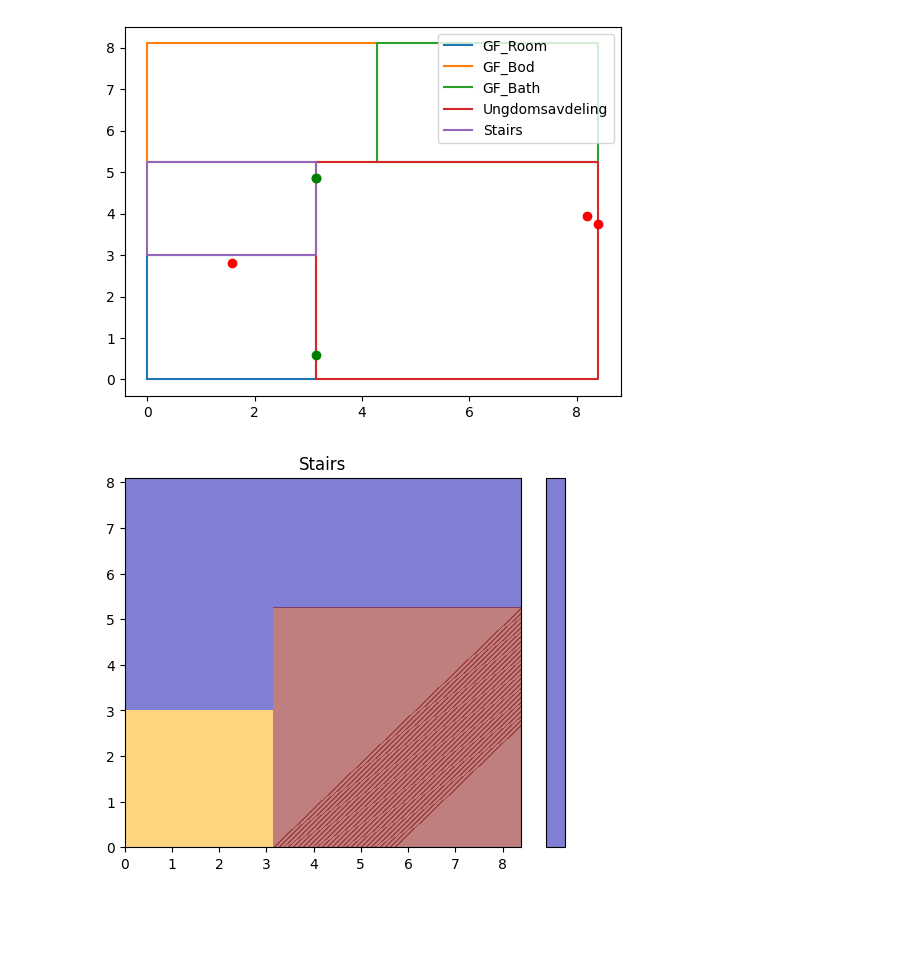
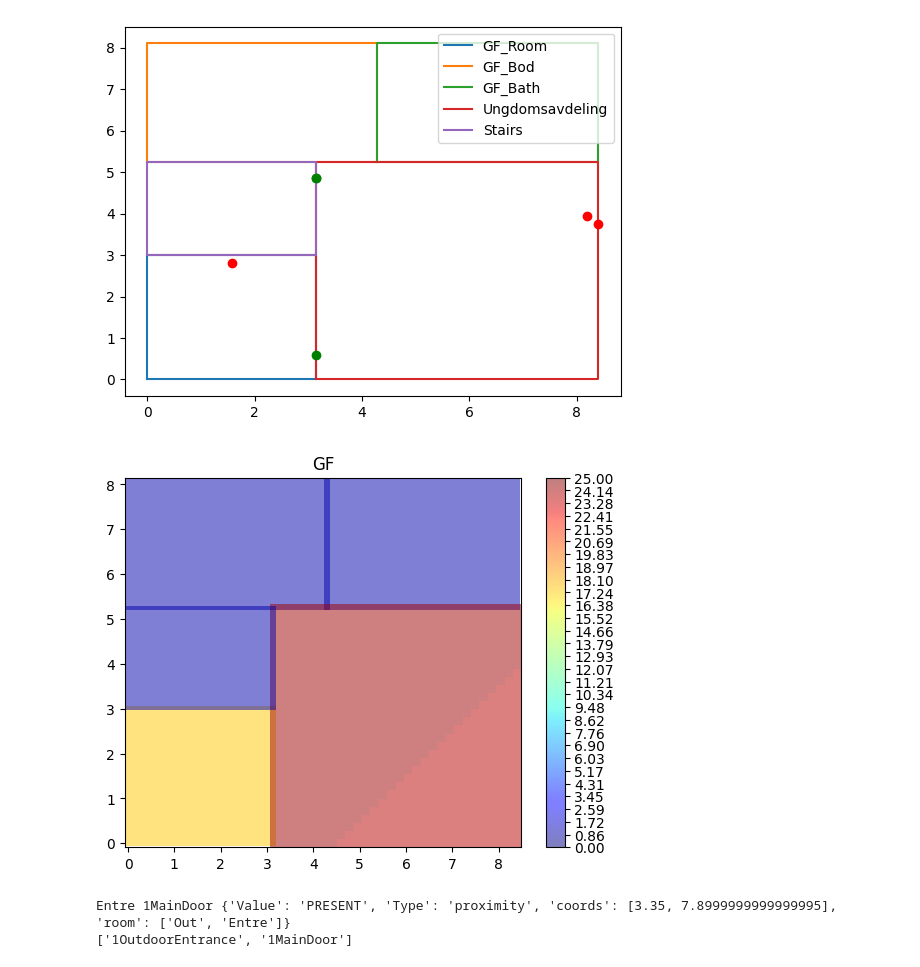
Before and after one commit to oskarhlm/VRDT---Smart-House, a Jupyter notebook: python/disruptive.ipynb, the cells around one changed output. Drawn from its saved outputs; the diff is of its cells as text; code cells hidden in the pictures; blank space fills up the shorter version.

```diff
--- a/python/disruptive.ipynb
+++ b/python/disruptive.ipynb
@@ -230,6 +238,10 @@ for device in sensorList:
 
         room_name = Sensor_Values[device]['room'][1]
 
+        if room_name not in room_sensors:
+            # If not, add an empty list for that room
+            room_sensors[room_name] = []
+
         # Add the sensor to the list of sensors for that room
         room_sensors[room_name].append(device)
 
@@ -342,14 +391,0 @@ def interpolate(room):
-# %%
-room='Entre'
-vmin,vmax=15,30
-grid=room_grid(room)
-print(grid[1],'\n',grid[2])
-print('')
-xi,yi=grid[1],grid[2]
-plt.figure(3)
-plt.title(str(room))
-z=interpolate(room)
-z_2d=np.reshape(z,(xi.shape))
-print(z,'\n',z_2d,'\n',xi,'\n',yi)
-
-plt.contourf(xi,yi,z_2d,30,vmin=vmin,vmax=vmax,cmap='jet', alpha=0.5)
@@ -381,49 +397,49 @@ for floor in Floor:
         temp=[]
         if len(room_coords[room])<5:
             a=Square_room(room_coords[room])
         else:
             a=Not_square_room(room_coords[room])
         x_coords=a[0],a[2],a[2],a[0],a[0]
         y_coords=a[1],a[1],a[3],a[3],a[1]
         plt.figure(i)
         plt.plot(x_coords,y_coords, label=room)
         plt.legend()
         try:
             S_V=room_sensors[room]
             for sensor in S_V:
                 sensor_coord=Sensor_Values[sensor]['coords']
                 sensor_name=sensor
                 x=sensor_coord[0]
                 y=sensor_coord[1]
                 if Sensor_Values[sensor]['Type']=='temperature':
                     plt.plot(x,y,'ro')
                 elif Sensor_Values[sensor]['Type']=='proximity':
                     plt.plot(x,y,'go')
                 elif Sensor_Values[sensor]['Type']=='humidity':
                     plt.plot(x,y,'bo')
                 plt.legend(loc='upper right')
         except:
             None
-        try:
-            vmin=0
-            vmax=25
-            grid=room_grid(room)
-            xi,yi=np.meshgrid(grid[1][:1],grid[2][:,1])
-            plt.figure(3+i)
-            plt.title(str(room))
-            z=interpolate(room)
-            if np.shape(z)==(1,):
-                z_2d=np.ones_like(xi)
-            else:
-                z_2d=np.reshape(z,(xi.shape))
-            plt.contourf(xi,yi,z_2d,30,vmin=vmin,vmax=vmax,cmap='jet', alpha=0.5)
-        except:
-            None
-        # Add a legend
+        vmin=0
+        vmax=25
+        grid=room_grid(room)
+        xi,yi=grid[1],grid[2]
+        plt.figure(3+i)
+        plt.title(str(floor))
+        z=interpolate(room,grid[3],grid[4])
+        if np.shape(z)==(1,):
+            z_2d=np.ones_like(xi)
+        else:
+            z_2d=np.reshape(z,(xi.shape))
+
+        plt.pcolormesh(xi,yi,z_2d,shading='auto',vmin=vmin,vmax=vmax,cmap='jet', alpha=0.5)
+
     levels = np.linspace(vmin, vmax, 30)
-    cbar = plt.colorbar(ticks=levels)
+    plt.colorbar(ticks=levels)
     plt.show()
 # %% [output]
 [figure]
-[figure, old version]
+[figure, new version]
+Entre 1MainDoor {'Value': 'PRESENT', 'Type': 'proximity', 'coords': [3.35, 7.8999999999999995], 'room': ['Out', 'Entre']}
+['1OutdoorEntrance', '1MainDoor']
 [figure]
```
Also changed, not shown: parts of 10 cells of this notebook.
